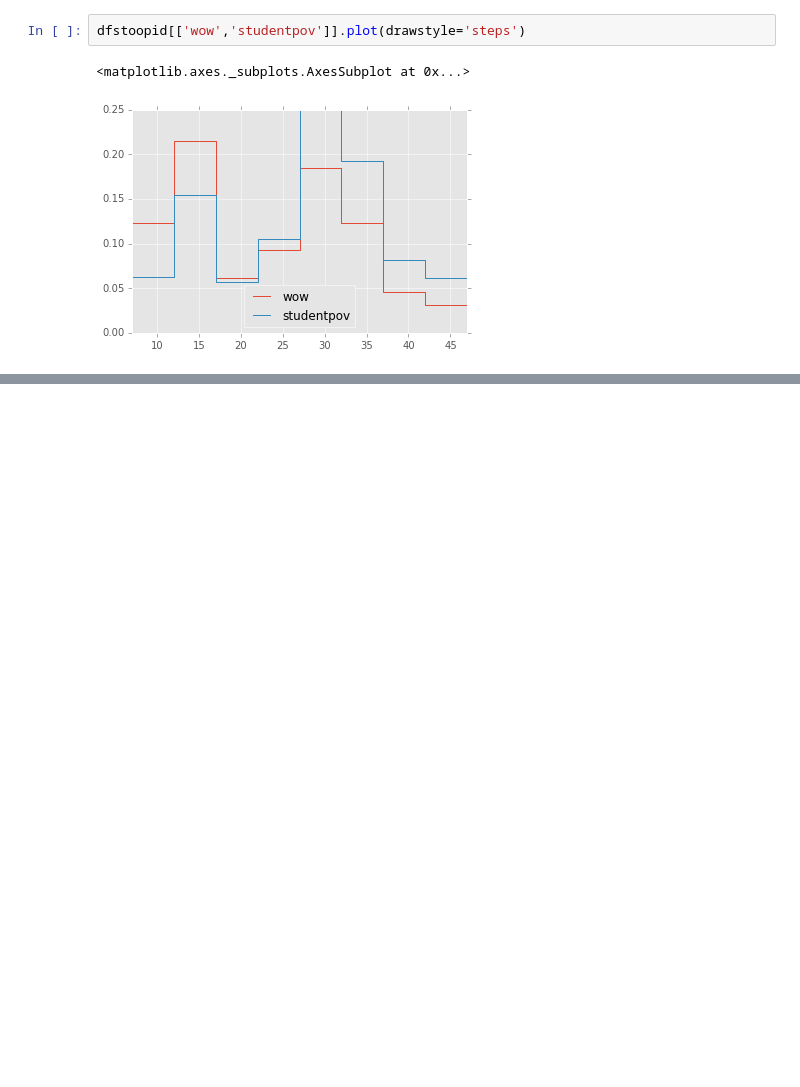
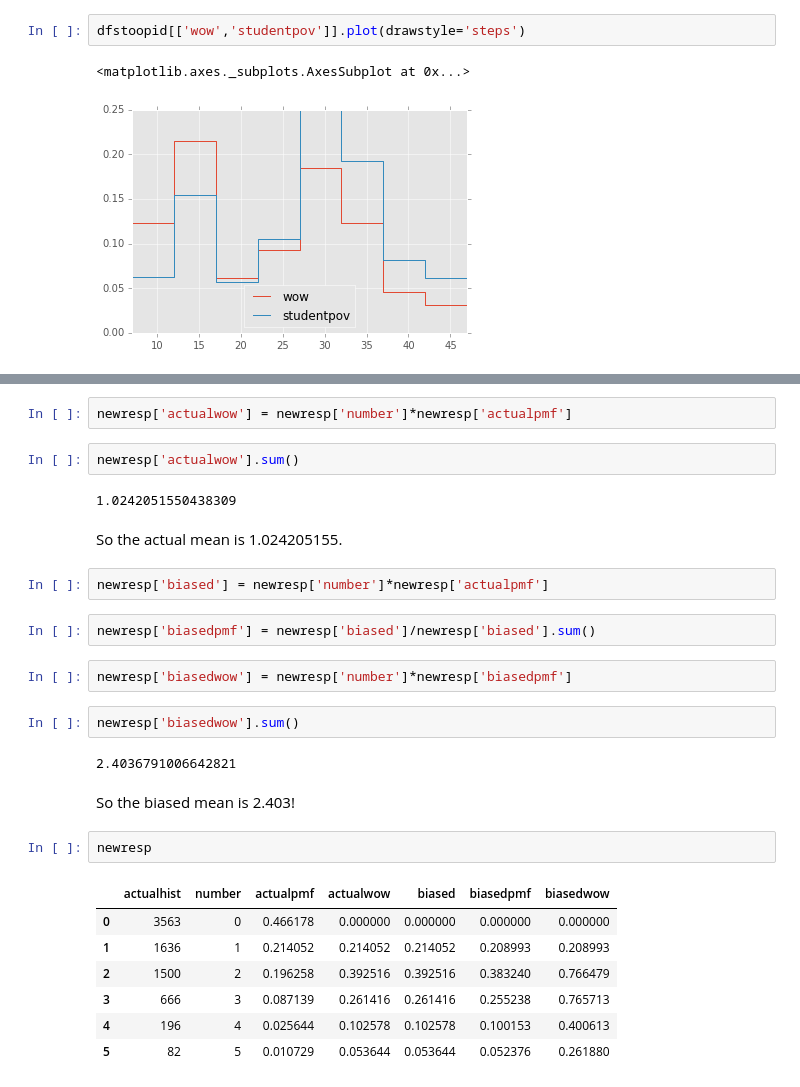
Before and after one commit to doolingdavid/ThinkStats2, a Jupyter notebook: code/notes.ipynb, the cells around one changed output, grey strips where cells are left out. Drawn from its saved outputs; the diff is of its cells as text; blank space fills up the shorter version.

```diff
--- a/code/notes.ipynb
+++ b/code/notes.ipynb
@@ -985,0 +1123,30 @@ dfstoopid[['wow','studentpov']].plot(drawstyle='steps')
+# %%
+newresp['actualwow'] = newresp['number']*newresp['actualpmf']
+# %%
+newresp['actualwow'].sum()
+# %% [output]
+1.0242051550438309
+# %% [markdown]
+So the actual mean is 1.024205155.
+# %%
+newresp['biased'] = newresp['number']*newresp['actualpmf']
+# %%
+newresp['biasedpmf'] = newresp['biased']/newresp['biased'].sum()
+# %%
+newresp['biasedwow'] = newresp['number']*newresp['biasedpmf']
+# %%
+newresp['biasedwow'].sum()
+# %% [output]
+2.4036791006642821
+# %% [markdown]
+So the biased mean is 2.403!
+# %%
+newresp
+# %% [output]
+|  | actualhist | number | actualpmf | actualwow | biased | biasedpmf | biasedwow |
+| 0 | 3563 | 0 | 0.466178 | 0.000000 | 0.000000 | 0.000000 | 0.000000 |
+| 1 | 1636 | 1 | 0.214052 | 0.214052 | 0.214052 | 0.208993 | 0.208993 |
+| 2 | 1500 | 2 | 0.196258 | 0.392516 | 0.392516 | 0.383240 | 0.766479 |
+| 3 | 666 | 3 | 0.087139 | 0.261416 | 0.261416 | 0.255238 | 0.765713 |
+| 4 | 196 | 4 | 0.025644 | 0.102578 | 0.102578 | 0.100153 | 0.400613 |
+| 5 | 82 | 5 | 0.010729 | 0.053644 | 0.053644 | 0.052376 | 0.261880 |
```
Also changed, not shown: parts of 39 cells of this notebook, 1 other file.
